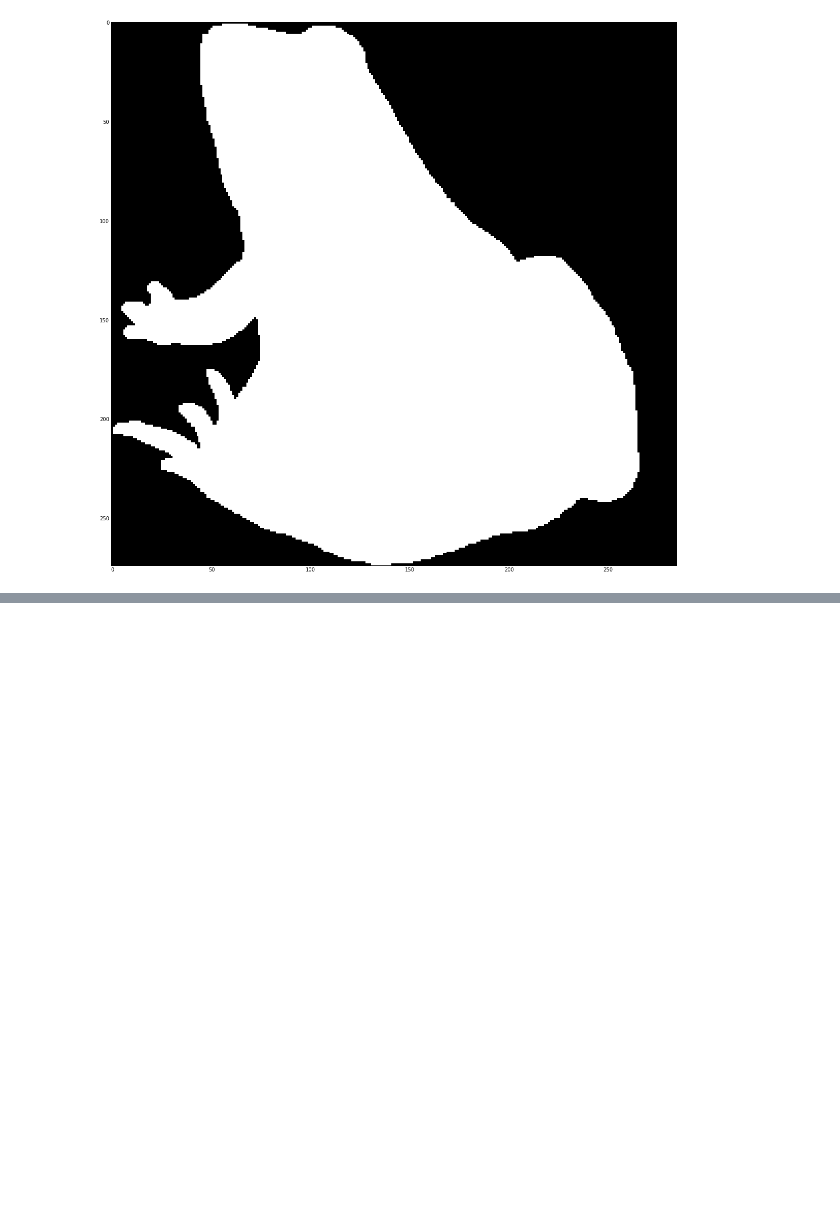
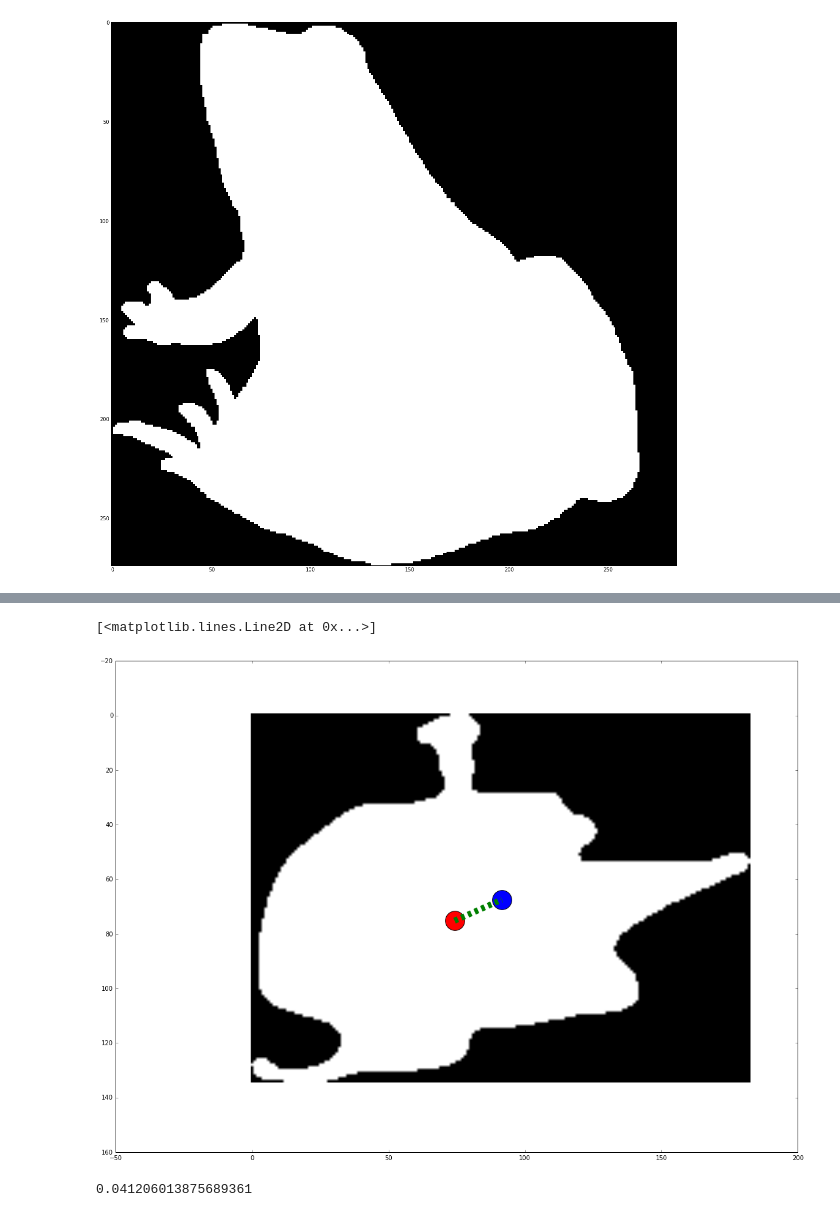
Before and after one commit to eugeniashurko/fork-recognition, a Jupyter notebook: experiments/curvature.ipynb, the cells around one changed output, grey strips where cells are left out. Saved outputs shown, nothing was run; the diff lists cells and outputs as text; code cells hidden in the pictures; blank space fills up the shorter version.

```diff
--- a/experiments/curvature.ipynb
+++ b/experiments/curvature.ipynb
@@ -482,0 +448,10 @@ peaks
+# %%
+fig1 = plt.figure()
+ax1 = fig1.add_subplot(111, aspect='equal')
+ax1.imshow(properties[0].image, cmap=plt.cm.gray)
+ax1.scatter([properties[0].local_centroid[1]], [properties[0].local_centroid[0]],  marker='o', c='r', s=1000)
+ax1.scatter([y], [x], marker='o', c='b', s=1000)
+ax1.plot([properties[0].local_centroid[1], y], [properties[0].local_centroid[0], x], 'g--', linewidth=10.0)
+# %% [output]
+[<matplotlib.lines.Line2D at 0x...>]
+[figure, added]
@@ -482,0 +479,4 @@ peaks
+# %%
+centriod_displacement(new_im)
+# %% [output]
+0.041206013875689361
```
Also changed, not shown: parts of 25 cells of this notebook, 2 other files.
